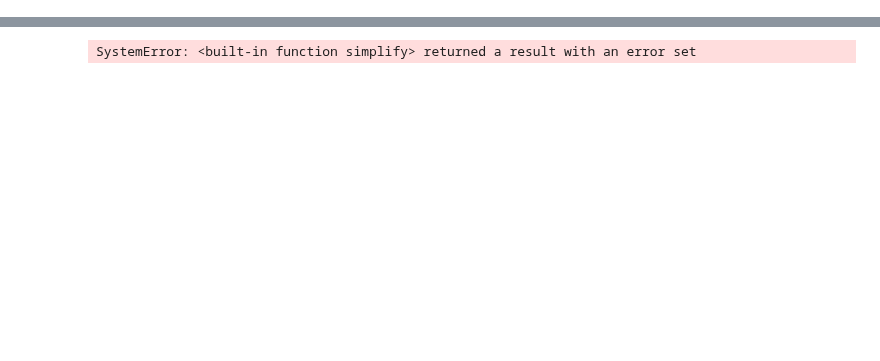
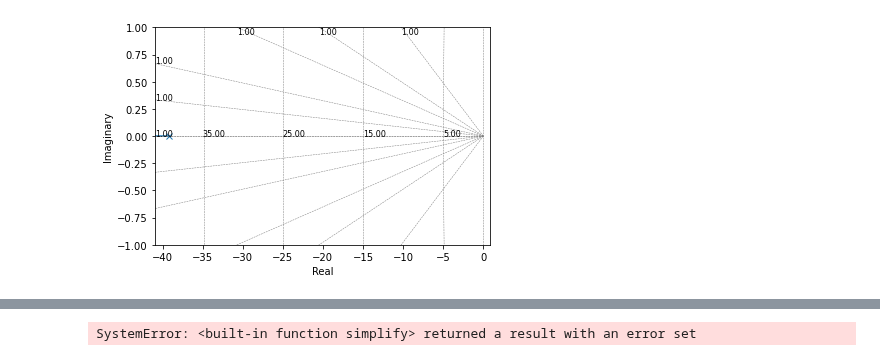
Before and after one commit to jjffkkgg/pytorch_practice, a Jupyter notebook: python/reference_nb/quadrotor_sim.ipynb, the cells around one changed output, grey strips where cells are left out. Drawn from its saved outputs; the diff is of its cells as text; code cells hidden in the pictures; blank space fills up the shorter version.

```diff
--- a/python/reference_nb/quadrotor_sim.ipynb
+++ b/python/reference_nb/quadrotor_sim.ipynb
@@ -325,3 +300,7 @@ ui[3] += velz_mix
+# %%
+control.rlocus(TF[3]);
+# %% [output]
+[figure, added]
 # %%
 def simulate(eqs: dict, dt: float, u0: np.array, p: list) -> dict:
     lin_state_func = linearize(eqs)
```
Also changed, not shown: parts of 7 cells of this notebook, 6 other files.
